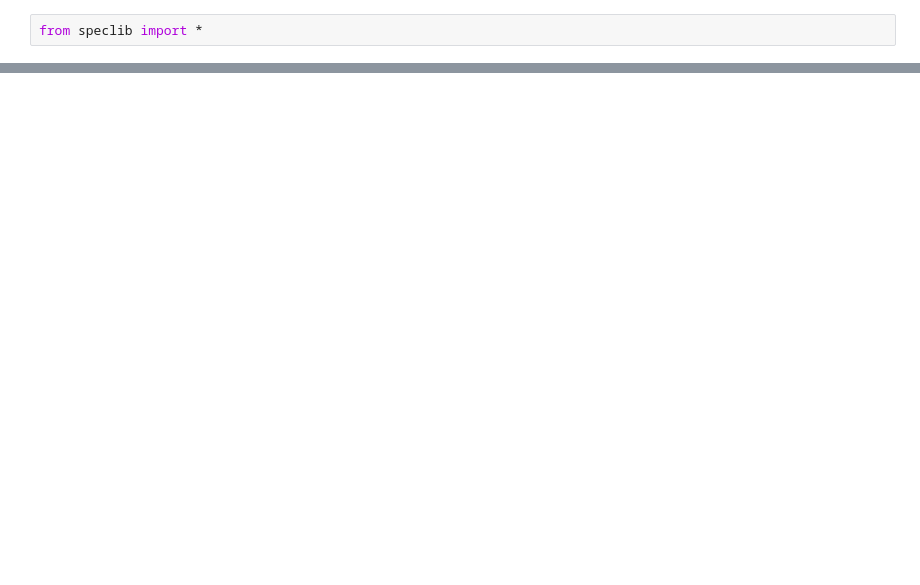
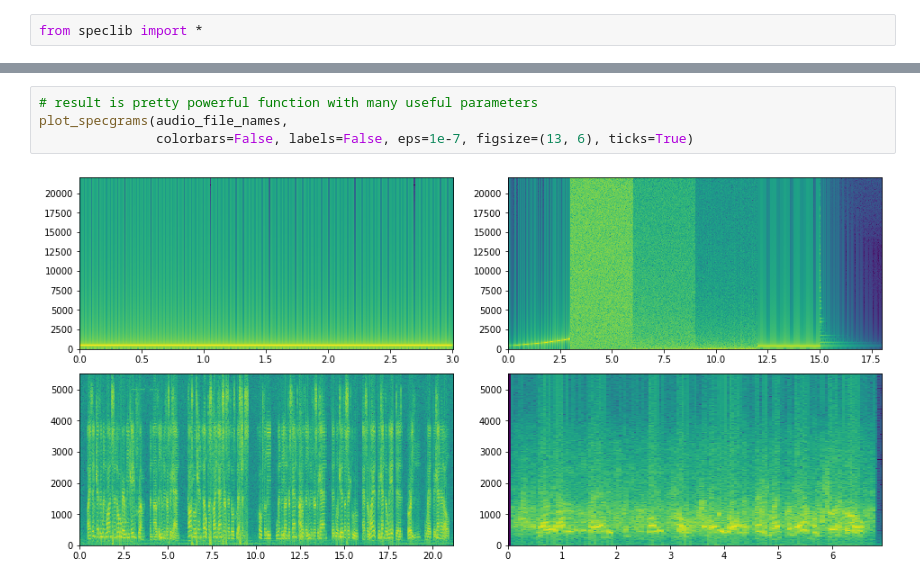
Before and after one commit to lnadi17/spectro-kg, a Jupyter notebook: subplots.ipynb, the cells around one changed output, grey strips where cells are left out. Saved outputs shown, nothing was run; the diff lists cells and outputs as text; blank space fills up the shorter version.

```diff
--- a/subplots.ipynb
+++ b/subplots.ipynb
@@ -12,0 +61,6 @@ Sample rate: 44100 Hz
+# %%
+# result is pretty powerful function with many useful parameters
+plot_specgrams(audio_file_names,
+               colorbars=False, labels=False, eps=1e-7, figsize=(13, 6), ticks=True)
+# %% [output]
+[figure, added]
```
Also changed, not shown: parts of 2 cells of this notebook, 1 other file.
